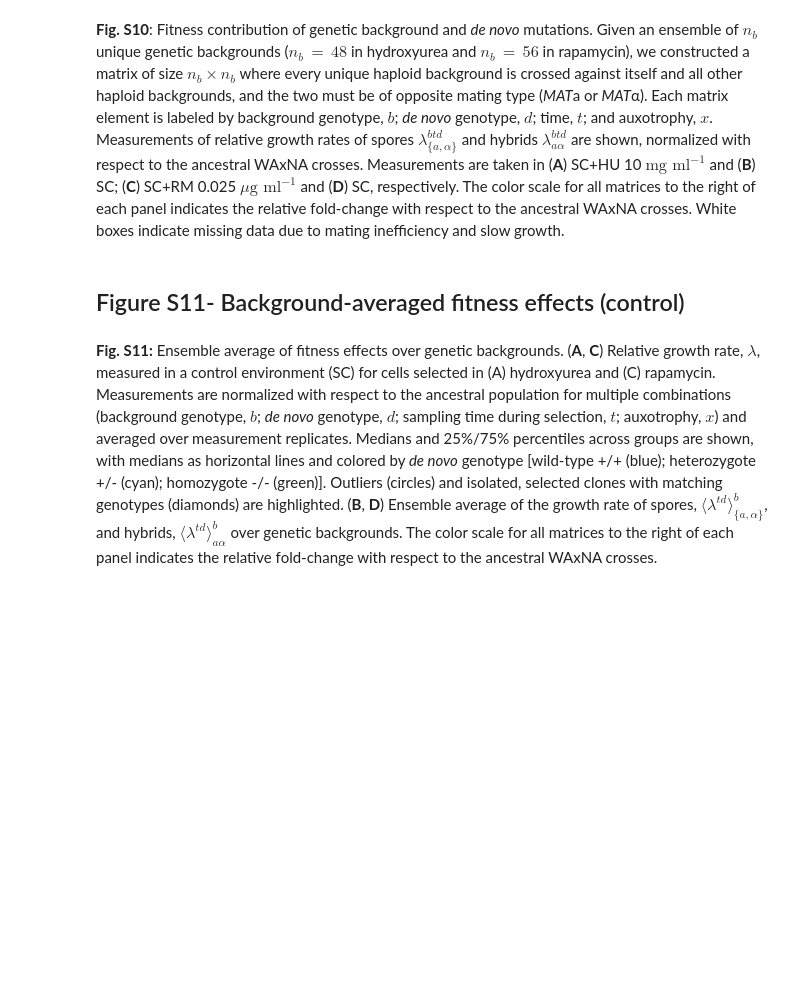
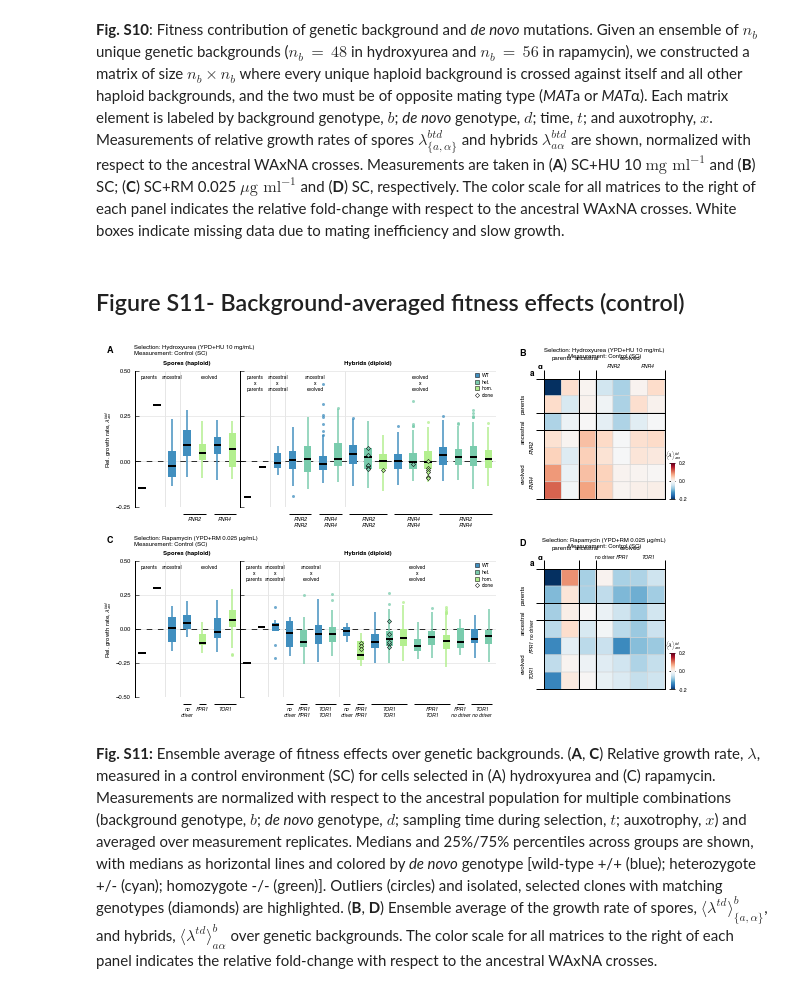
Before and after one commit to ivazquez/clonal-heterogeneity, a Jupyter notebook: src/figure6.ipynb, the cells around one changed output. Drawn from its saved outputs; the diff is of its cells as text; code cells hidden in the pictures; blank space fills up the shorter version.

```diff
--- a/src/figure6.ipynb
+++ b/src/figure6.ipynb
@@ -411,7 +411,7 @@ for (ii, (env_evo, env_test)) in enumerate([('HU','HU'),('RM','RM')]):
     yticklabels = []
     vmax = max(np.nanmin(H), np.nanmax(H), key=abs)#H.values.max()
     vmin = -vmax
-    legend_title = r'$\langle\lambda^{td}\rangle_{a\alpha}^b$'
+    legend_title = r'$\langle\lambda\rangle_{a\alpha}^{td}$'
 
     plot.heatmap_hybrids(
         H, ax, title,
@@ -964,7 +964,7 @@ for (ii, (env_evo, env_test)) in enumerate([('HU','SC'),('RM','SC')]):
     yticklabels = []
     vmax = max(np.nanmin(H), np.nanmax(H), key=abs)
     vmin = -vmax
-    legend_title = r'$\langle \lambda^{td}\rangle_{a\alpha}^b$'
+    legend_title = r'$\langle \lambda\rangle_{a\alpha}^{td}$'
 
     plot.heatmap_hybrids(H, ax, title,
                          xlabel, ylabel, xticklabels, yticklabels,
@@ -993,33 +993,35 @@ for (ii, (env_evo, env_test)) in enumerate([('HU','SC'),('RM','SC')]):
                     style=('italic' if k!='no driver' else 'normal'), fontsize=5, rotation=90)
 
     ## Background
     # labels and grid
     xstart, xend, xlabels = plot.set_custom_labels(H.columns, 0)
     ax.set_xticks([x+0.5 for x in xlabels.values()], minor=False)
     ax.set_xticklabels(xlabels.keys(), minor=False, fontsize=6)
     xgrid=[xst+1. for xst in list(set(xstart.values()))]
     [ax.axvline(g, lw=1, ls="-", color="black") for g in xgrid]
 
     ystart, yend, ylabels= plot.set_custom_labels(H.columns, 0)
     ax.set_yticks([y+0.5 for y in ylabels.values()], minor=False)
     ax.set_yticklabels(ylabels.keys(), minor=False, fontsize=6, rotation=90)
     ygrid=[yst+1. for yst in list(set(ystart.values()))]
     [ax.axhline(g, lw=1, ls="-", color="black") for g in ygrid]
 
     for x in ([-1]+xstart.values()):
         line = lines.Line2D([x+1,x+1], [0.,-.5], color='k', lw=1)
         ax.add_line(line)
         line.set_clip_on(False)
     for y in ([-1]+ystart.values()):
         line = lines.Line2D([0.,-.5], [y+1,y+1], color='k', lw=1)
         ax.add_line(line)
         line.set_clip_on(False)
 
     ax.tick_params(axis='both', which='minor', size=0, pad=10)
     ax.tick_params(axis='both', which='major', size=0, pad=18)
 
 plot.save_figure(dir_supp+'figures/supp_figure_pheno_cross/supp_figure_pheno_cross_reduced')
 plt.show()
+# %% [output]
+[figure, added]
 # %% [markdown]
 **Fig. S11:** Ensemble average of fitness effects over genetic backgrounds. (**A**, **C**) Relative growth rate, $\lambda$, measured in a control environment (SC) for cells selected in (A) hydroxyurea and (C) rapamycin. Measurements are normalized with respect to the ancestral population for multiple combinations (background genotype, $b$; *de novo* genotype, $d$; sampling time during selection, $t$; auxotrophy, $x$) and averaged over measurement replicates. Medians and 25\%/75\% percentiles across groups are shown, with medians as horizontal lines and colored by *de novo* genotype [wild-type +/+ (blue); heterozygote +/- (cyan); homozygote -/- (green)]. Outliers (circles) and isolated, selected clones with matching genotypes (diamonds) are highlighted. (**B**, **D**) Ensemble average of the growth rate of spores, $\langle \lambda^{td} \rangle^b_{\{a,\alpha\}}$, and hybrids, $\langle \lambda^{td} \rangle^b_{a\alpha}$ over genetic backgrounds. The color scale for all matrices to the right of each panel indicates the relative fold-change with respect to the ancestral WAxNA crosses.
 # %% [markdown]
```
Also changed, not shown: parts of 2 cells of this notebook, 6 other files.
